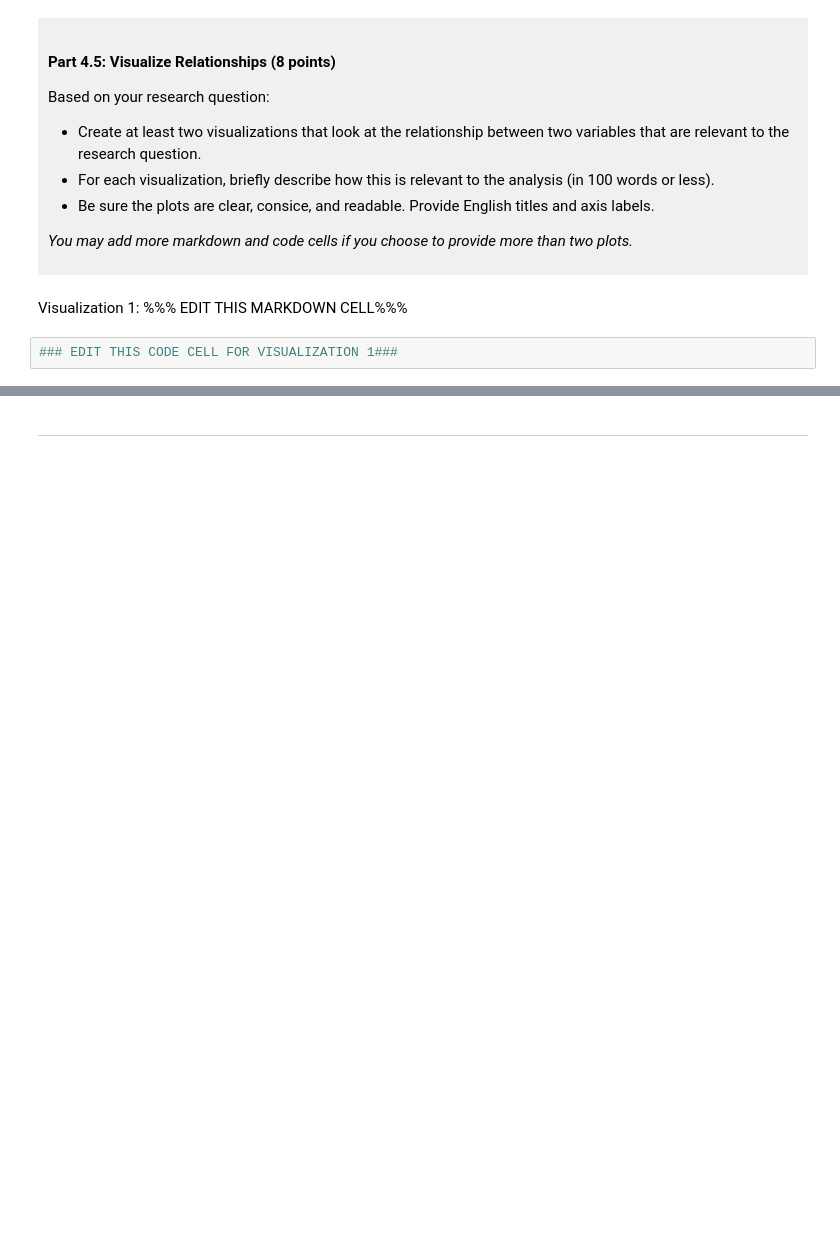
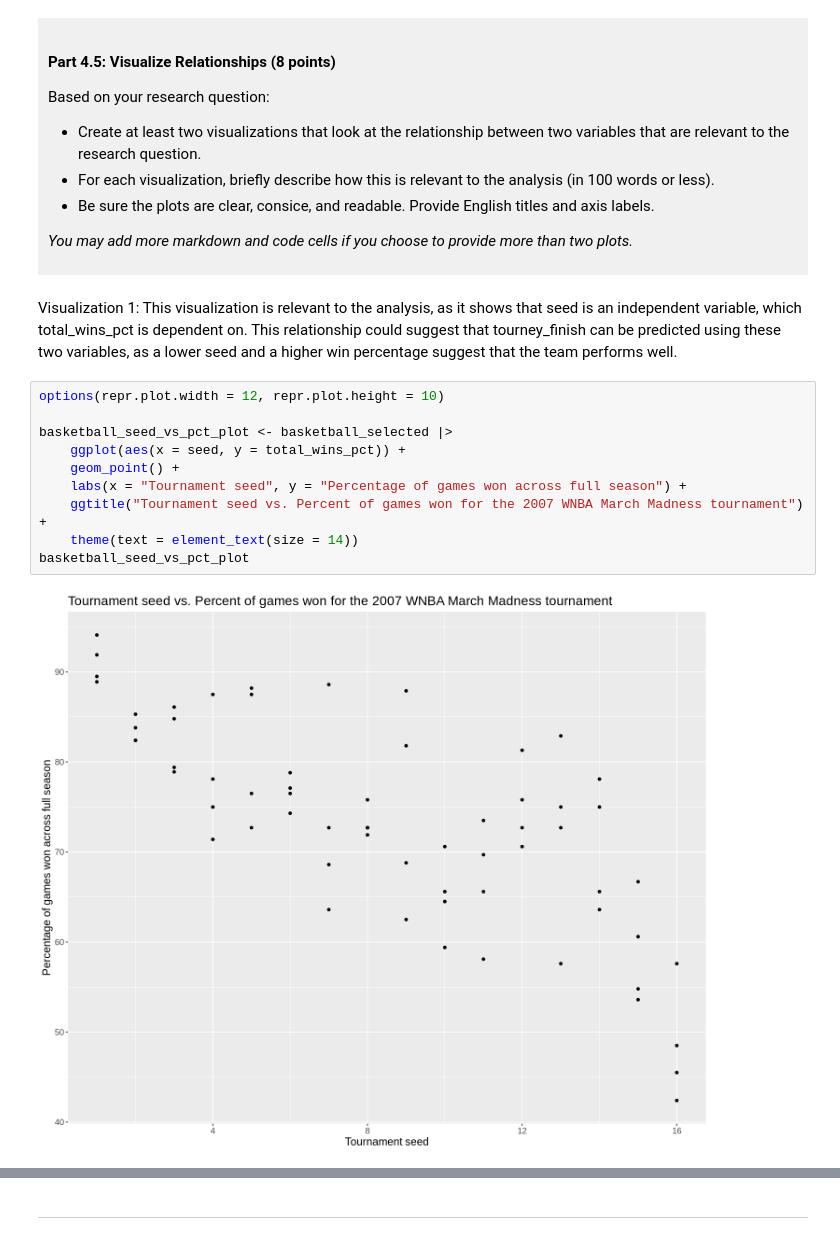
Before and after one commit to loganbcoug/dsci-100-project-logan-baldwin, a Jupyter notebook: dsci-100-project-notebook.ipynb, the cells around one changed output, grey strips where cells are left out. Drawn from its saved outputs; the diff is of its cells as text; blank space fills up the shorter version.

```diff
--- a/dsci-100-project-notebook.ipynb
+++ b/dsci-100-project-notebook.ipynb
@@ -319,7 +376,17 @@ Based on your research question:
 *You may add more markdown and code cells if you choose to provide more than two plots.*
 </div>
 # %% [markdown]
-Visualization 1: %%% EDIT THIS MARKDOWN CELL%%%
+Visualization 1: This visualization is relevant to the analysis, as it shows that seed is an independent variable, which total_wins_pct is dependent on. This relationship could suggest that tourney_finish can be predicted using these two variables, as a lower seed and a higher win percentage suggest that the team performs well.
 # %%
-### EDIT THIS CODE CELL FOR VISUALIZATION 1###
+options(repr.plot.width = 12, repr.plot.height = 10)
+
+basketball_seed_vs_pct_plot <- basketball_selected |>
+    ggplot(aes(x = seed, y = total_wins_pct)) +
+    geom_point() +
+    labs(x = "Tournament seed", y = "Percentage of games won across full season") +
+    ggtitle("Tournament seed vs. Percent of games won for the 2007 WNBA March Madness tournament") +
+    theme(text = element_text(size = 14))
+basketball_seed_vs_pct_plot
+# %% [output]
+[figure, added]
 # %% [markdown]
```
Also changed, not shown: parts of 9 cells of this notebook.
